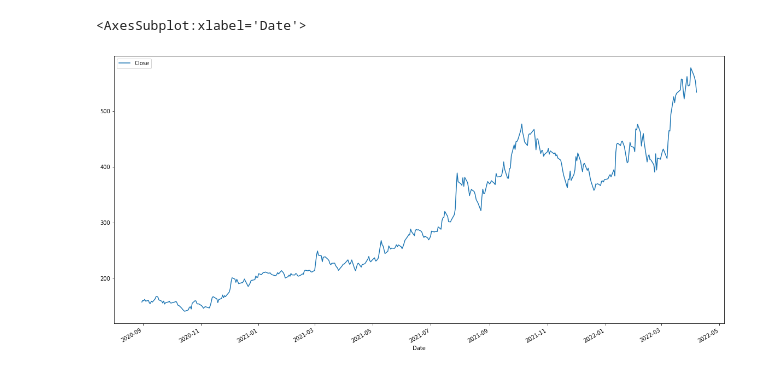
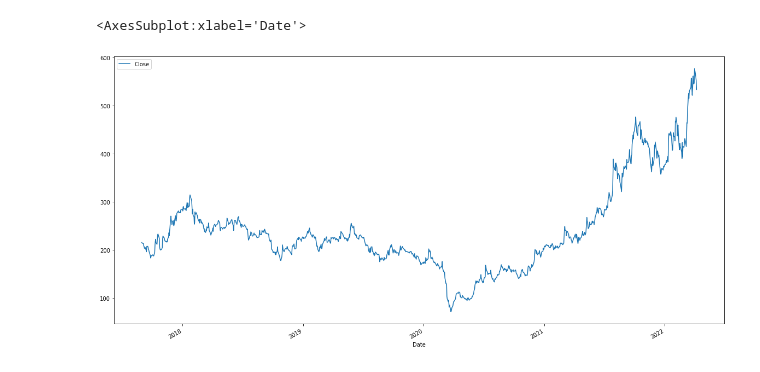
Before and after one commit to souvikmaji/invest-guide, a Jupyter notebook: starter_files/Watchlist.ipynb, the cells around one changed output. Saved outputs shown, nothing was run; the diff lists cells and outputs as text; code cells hidden in the pictures.

```diff
--- a/starter_files/Watchlist.ipynb
+++ b/starter_files/Watchlist.ipynb
@@ -8,12 +9,12 @@ from datetime import date
 # %%
 ghcl = yf.Ticker('GHCL.NS')
-start_date = date(2020,8,31)
+start_date = date(2017,8,31)
 end_date = date(2022,4,8)
+
+ghcl_df = ghcl.history(start=start_date,
+                   end=end_date)
+ghcl_df[['Close']].plot(figsize=(20,10))
+# %% [output]
+<AxesSubplot:xlabel='Date'>
+[figure, added]
-# %%
-ghcl_df = ghcl.history(start=start_date,
-                   end=end_date)
-ghcl_df[['Close']].plot(figsize=(20,10))
-# %% [output]
-<AxesSubplot:xlabel='Date'>
-[figure, removed]
 # %%
```
Also changed, not shown: parts of 7 cells of this notebook, 2 other files.
